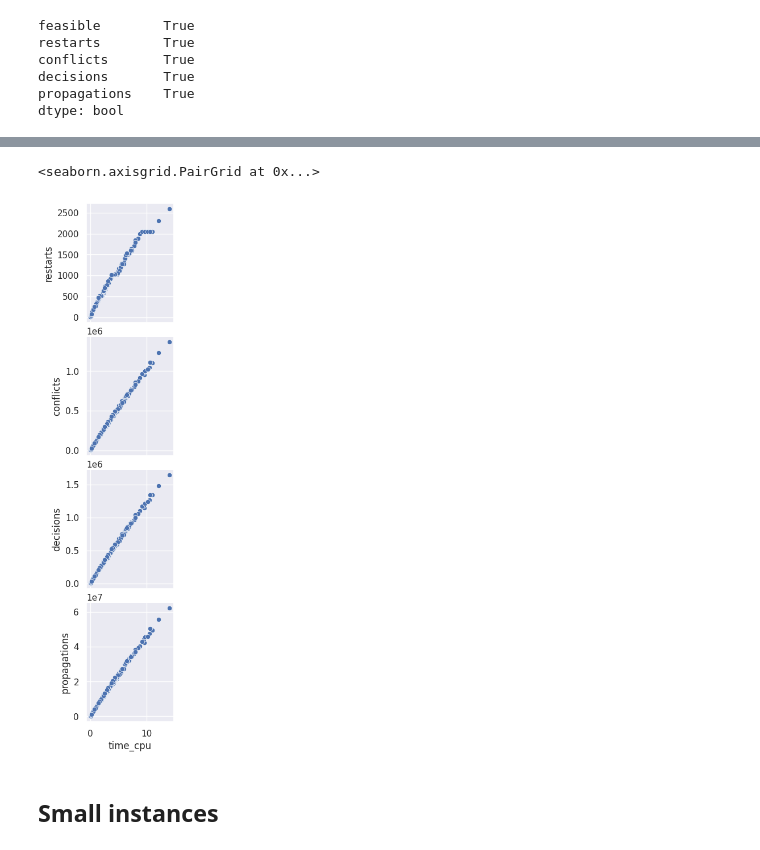
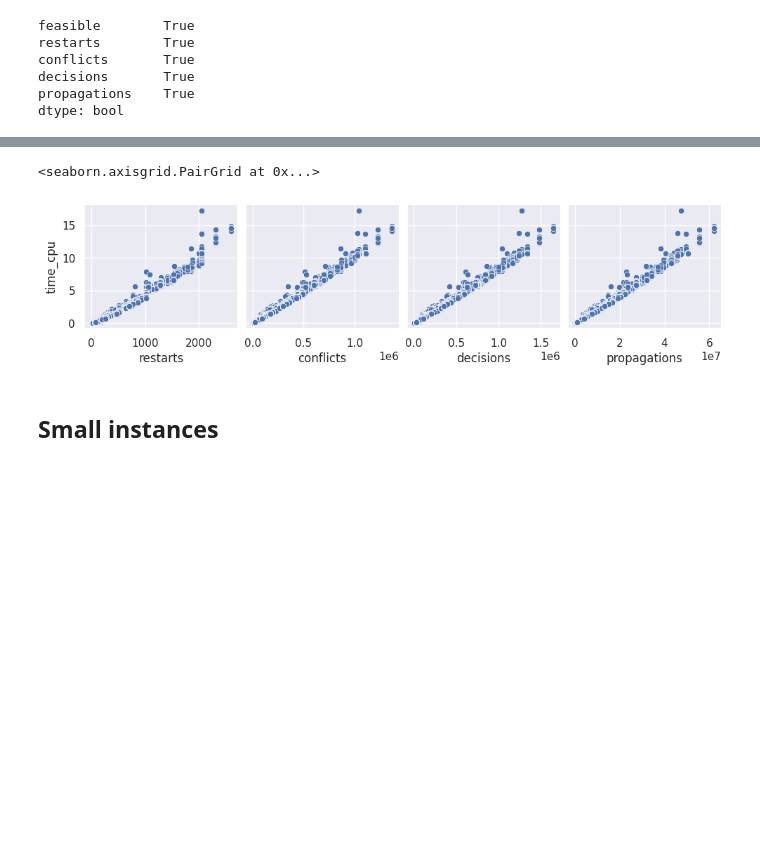
Before and after one commit to fernandokm/hard-instances, a Jupyter notebook: notebooks/metrics.ipynb, the cells around one changed output, grey strips where cells are left out. Drawn from its saved outputs; the diff is of its cells as text; code cells hidden in the pictures; blank space fills up the shorter version.

```diff
--- a/notebooks/metrics.ipynb
+++ b/notebooks/metrics.ipynb
@@ -97,8 +123,12 @@ for col in metrics_large.columns:
 # %%
-sns.pairplot(data=metrics_large, x_vars="time_cpu", y_vars=["restarts", "conflicts", "decisions", "propagations"])
+sns.pairplot(
+    data=large,
+    x_vars=["restarts", "conflicts", "decisions", "propagations"],
+    y_vars="time_cpu",
+)
 # %% [output]
 <seaborn.axisgrid.PairGrid at 0x...>
-[figure, old version]
+[figure, new version]
 # %% [markdown]
 ## Small instances
 # %%
```
Also changed, not shown: parts of 26 cells of this notebook.
